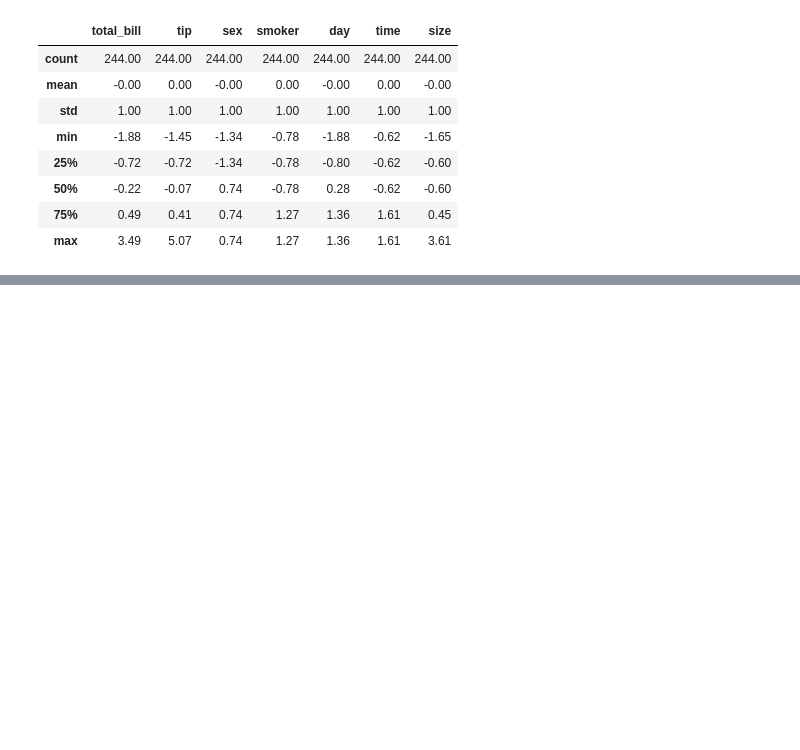
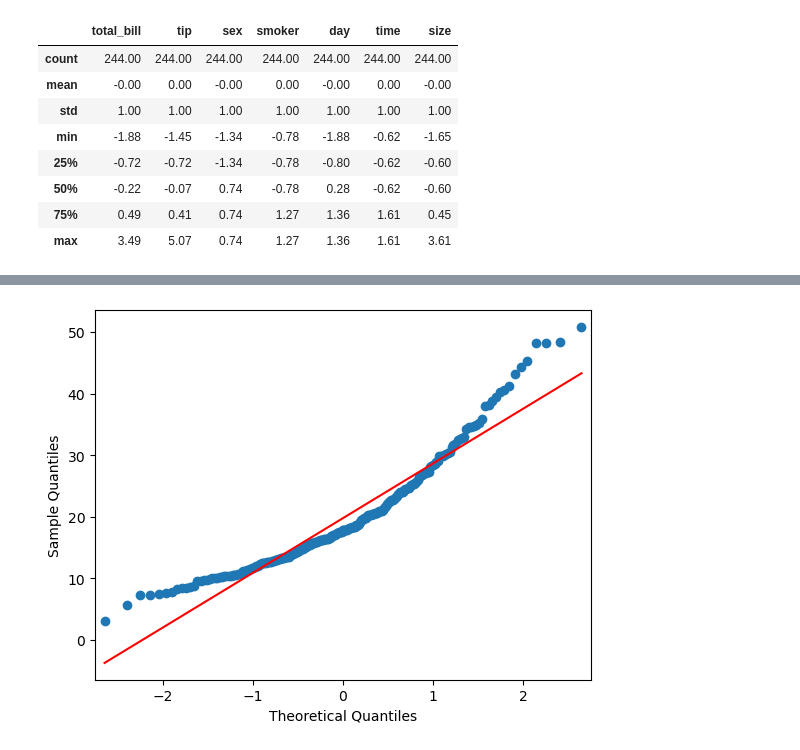
Before and after one commit to harini-kallem/Python_training, a Jupyter notebook: D-18.ipynb, the cells around one changed output, grey strips where cells are left out. Cells and saved outputs as stored; diff of their text form; code cells hidden in the pictures; blank space fills up the shorter version.

```diff
--- a/D-18.ipynb
+++ b/D-18.ipynb
@@ -157,0 +212,6 @@ np.round(sc_df.describe(),2)
+# %%
+import statsmodels.api as sm
+sm.qqplot(df['total_bill'],line='s')
+plt.show()
+# %% [output]
+[figure, added]
```
Also changed, not shown: parts of 7 cells of this notebook.
